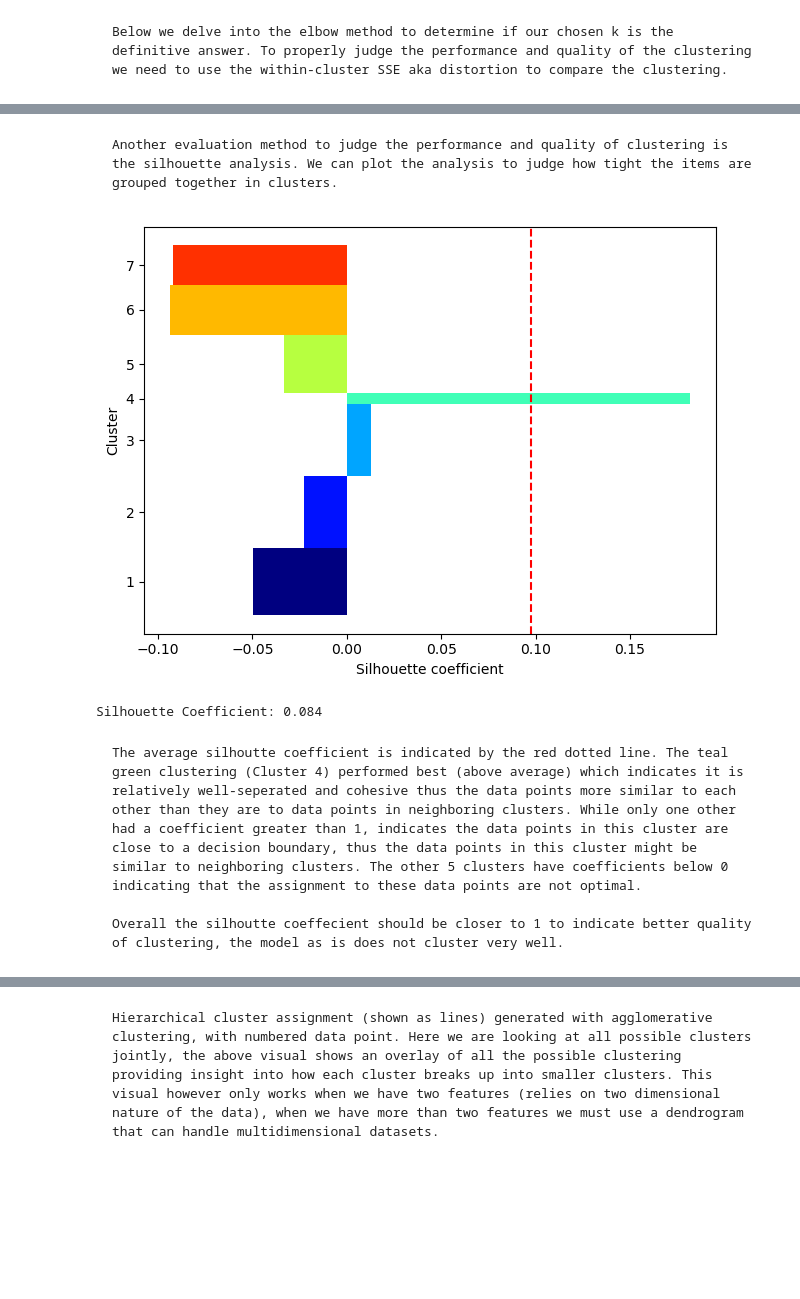
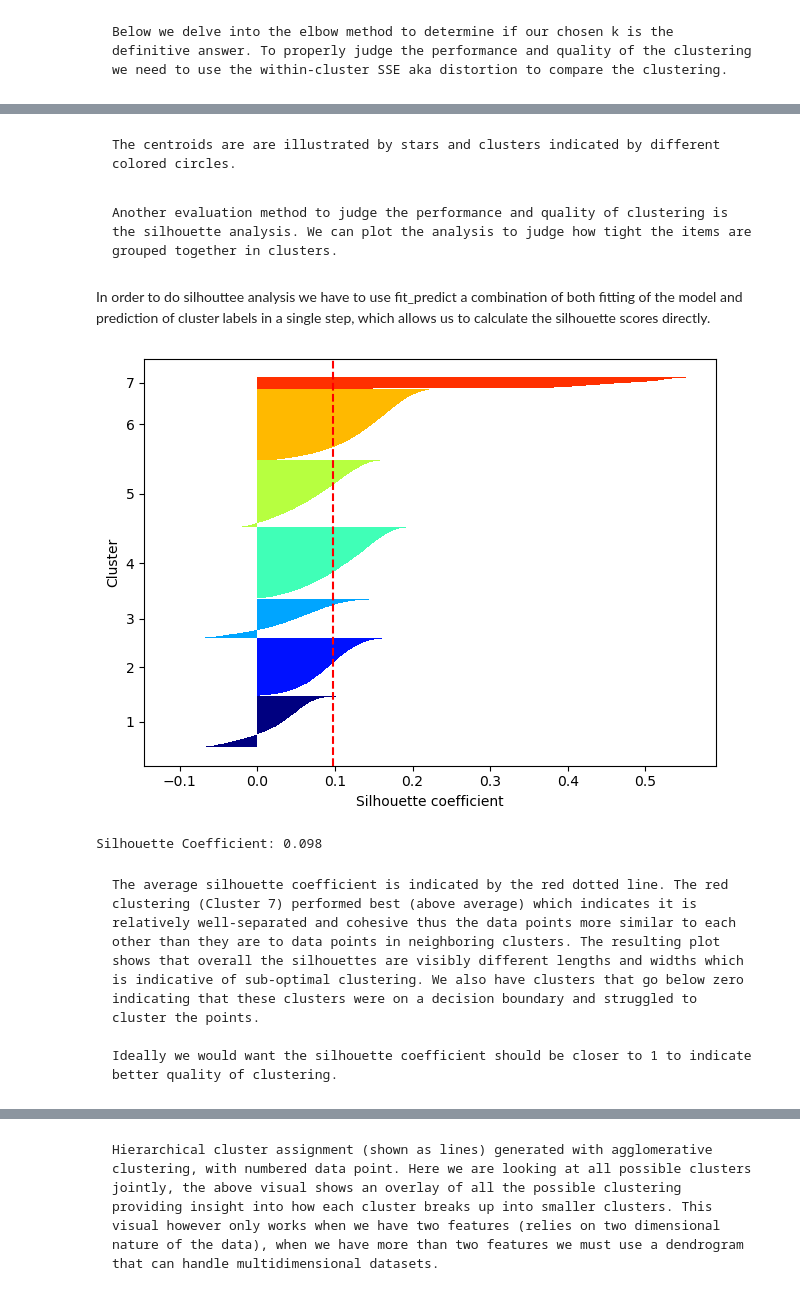
Before and after one commit to Mcusac/OnlineNewsPopML, a Jupyter notebook: 3 - Clustering, Association Rules, or Recommenders/Clustering(Matt_and_Tim).ipynb, the cells around one changed output, grey strips where cells are left out. Saved outputs shown, nothing was run; the diff lists cells and outputs as text; code cells hidden in the pictures; blank space fills up the shorter version.

Commit message:
updating Tim_Matt version -- added to A and added explanations to visuals

```diff
--- a/3 - Clustering, Association Rules, or Recommenders/Clustering(Matt_and_Tim).ipynb
+++ b/3 - Clustering, Association Rules, or Recommenders/Clustering(Matt_and_Tim).ipynb
@@ -220,15 +210,17 @@ ___
 
 
 # init used to initialize the cluster centroids - default is random but here we are choosing kmeans++ because it leads to faster convergence, n_init is the number of times to run the KMeans algo with different initializations - the default is 10
-kmeans = KMeans(init='k-means++', n_clusters=7, n_init=10).fit(df1_std)
-# three clusters from zero to two -- here we print our cluster memberships
+kmeans = KMeans(init='k-means++', n_clusters=3, n_init=10).fit(df1_std)
+
 print("Cluster memberships:\n{}".format(kmeans.labels_))
-# running the predict on the training set returns the same result as labels_
-y_km = kmeans.fit_predict(df1_std)
-print(y_km)
 
-# # Print the cluster labels and cluster centroids
-# display(kmeans.predict(df1_std))
-# display(kmeans.cluster_centers_)
+plt.scatter(df1_std[:, 0], df1_std[:, 1], c=kmeans.labels_)
+
+plt.scatter(kmeans.cluster_centers_[:, 0],kmeans.cluster_centers_[:, 1], s=250, marker='*',c='orange', edgecolor='black', label='Centroids')
+plt.legend(["cluster","centroid"], loc='best')
+plt.xlabel('Feature 1')
+plt.ylabel('Feature 2')
+plt.title('Clustered Data')
+plt.show()
 # %% [output]
 Cluster memberships:
@@ -309,48 +279,59 @@ Distortion: 1798042.29
+# %% [markdown]
+    The centroids are are illustrated by stars and clusters indicated by different colored circles.
 # %% [markdown]
     Another evaluation method to judge the performance and quality of clustering is the silhouette analysis. We can plot the analysis to judge how tight the items are grouped together in clusters.
+# %% [markdown]
+In order to do silhouttee analysis we have to use fit_predict a combination of both fitting of the model and prediction of cluster labels in a single step, which allows us to calculate the silhouette scores directly.
+# %%
+# # 9 Tim attempt
+# # Silhouette Analysis
+
+kmeans = KMeans(init='k-means++',n_clusters=7, n_init=10, max_iter=300, tol=1e-04, random_state=0)
+
+y_km = kmeans.fit_predict(df1_std)
 # %%
-# 9 Tim attempt
-# Silhouette Analysis
+# 10
 
 from sklearn import metrics
-from sklearn.metrics import silhouette_score, calinski_harabasz_score, davies_bouldin_score
+from sklearn.metrics import silhouette_score
 from sklearn.metrics import silhouette_samples
 import matplotlib.cm as cm
 
 cluster_labels = np.unique(y_km)
 n_clusters = cluster_labels.shape[0]
 silhouette_vals = silhouette_samples(df1_std, y_km, metric='euclidean')
 y_ax_lower, y_ax_upper = 0, 0
 yticks = []
 
 
 for i, c in enumerate(cluster_labels):
     c_silhouette_vals = silhouette_vals[y_km == c]
     c_silhouette_vals.sort()
     y_ax_upper += len(c_silhouette_vals)
     color = cm.jet(float(i) / n_clusters)
-    plt.barh(range(y_ax_lower, y_ax_upper),c_silhouette_vals[i],height=1.0, edgecolor='none', color=color)
+    plt.barh(range(y_ax_lower, y_ax_upper),c_silhouette_vals,height=1.0, edgecolor='none', color=color)
     yticks.append((y_ax_lower + y_ax_upper) / 2.)
     y_ax_lower += len(c_silhouette_vals)
-    plt.ylabel('Cluster')
-    plt.xlabel('Silhouette coefficient')
+
+plt.xlabel('Silhouette coefficient')
+plt.ylabel('Cluster')
 
 
 silhouette_avg = np.mean(silhouette_vals)
 plt.axvline(silhouette_avg, color="red", linestyle="--")
 plt.yticks(yticks, cluster_labels+1)
 plt.tight_layout()
 plt.show()
 
 
 labels = kmeans.labels_
 
 # The silhouette score measures the cohesion within clusters and the separation between clusters. It ranges from -1 to 1, with a higher score indicating a better model.
 print("Silhouette Coefficient: %0.3f" % metrics.silhouette_score(df1_std, labels))
 # %% [output]
-[figure, old version]
+[figure, new version]
-Silhouette Coefficient: 0.084
+Silhouette Coefficient: 0.098
 # %% [markdown]
-    The average silhoutte coefficient is indicated by the red dotted line. The teal green clustering (Cluster 4) performed best (above average) which indicates it is relatively well-seperated and cohesive thus the data points more similar to each other than they are to data points in neighboring clusters. While only one other had a coefficient greater than 1, indicates the data points in this cluster are close to a decision boundary, thus the data points in this cluster might be similar to neighboring clusters. The other 5 clusters have coefficients below 0 indicating that the assignment to these data points are not optimal.
+    The average silhouette coefficient is indicated by the red dotted line. The red clustering (Cluster 7) performed best (above average) which indicates it is relatively well-separated and cohesive thus the data points more similar to each other than they are to data points in neighboring clusters. The resulting plot shows that overall the silhouettes are visibly different lengths and widths which is indicative of sub-optimal clustering. We also have clusters that go below zero indicating that these clusters were on a decision boundary and struggled to cluster the points.
 
-    Overall the silhoutte coeffecient should be closer to 1 to indicate better quality of clustering, the model as is does not cluster very well.
+    Ideally we would want the silhouette coefficient should be closer to 1 to indicate better quality of clustering.
```
Also changed, not shown: parts of 41 cells of this notebook.
